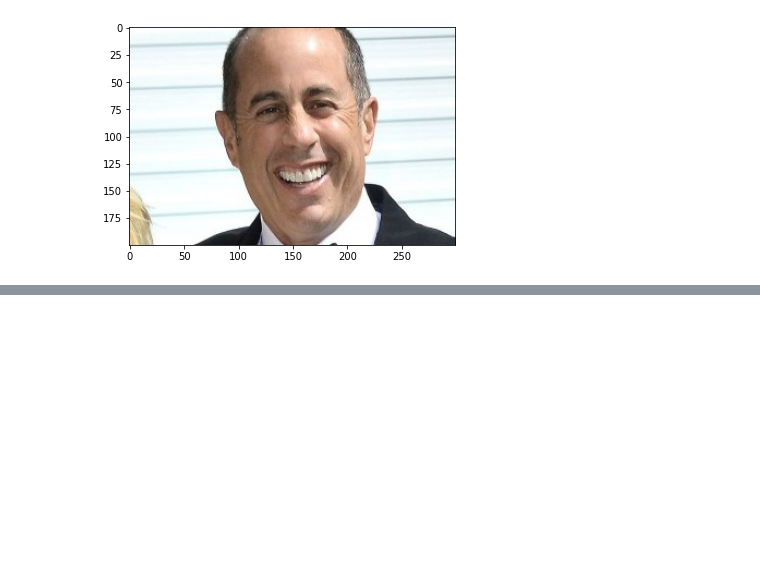
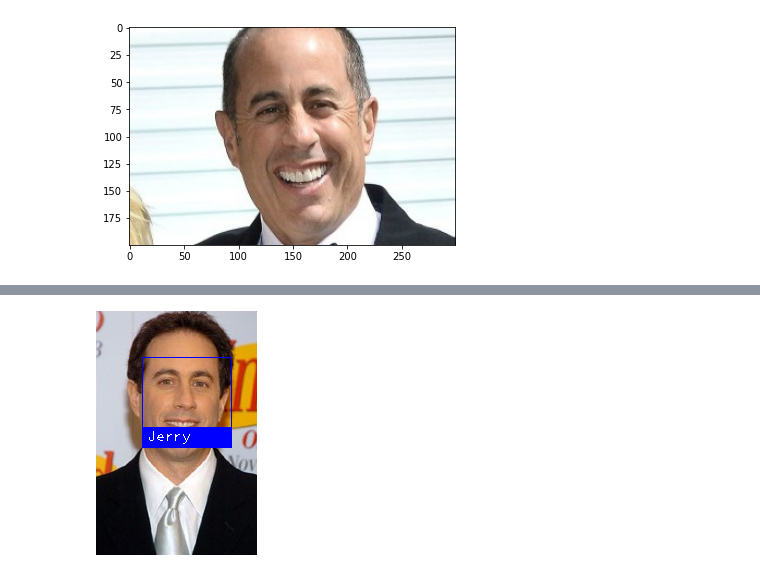
Before and after one commit to Coyote-Schmoyote/face-detection-dlib, a Jupyter notebook: face_detection_project.ipynb, the cells around one changed output, grey strips where cells are left out. Saved outputs shown, nothing was run; the diff lists cells and outputs as text; code cells hidden in the pictures; blank space fills up the shorter version.

```diff
--- a/face_detection_project.ipynb
+++ b/face_detection_project.ipynb
@@ -355,0 +485,27 @@ detect_landmarks(img6)
+# %%
+#find the faces and face encodings in the current picture
+face_locations = face_recognition.face_locations(img_jerry_bgr)
+face_encodings = face_recognition.face_encodings(img_jerry_bgr, face_locations)
+
+#see if the face is a match for the known faces
+for face_encoding in face_encodings:
+  matches = face_recognition.compare_faces(known_face_encodings, face_encoding)
+  name = "Not Jerry"
+
+  if True in matches:
+    name = jerry
+# %%
+# Display the result
+for face_location in face_locations:
+  y0, x1, y1, x0 = face_location
+  #draw a box around the face
+  detected_img = cv2.rectangle(img_jerry_bgr, (x0, y0), (x1, y1), (255, 0, 0))
+
+  #draw a label with a name below the face
+  detected_img = cv2.rectangle(img_jerry_bgr, (x0, y1 -20), (x1, y1), (255, 0, 0), cv2.FILLED)
+  font = cv2.FONT_HERSHEY_PLAIN
+  detected_img = cv2.putText(img_jerry_bgr, name, (x0 + 6, y1 -6), font, 1.0, (255, 255, 255), 1)
+
+  cv2_imshow(img_jerry_bgr)
+# %% [output]
+[figure, added]
```
Also changed, not shown: parts of 46 cells of this notebook.
